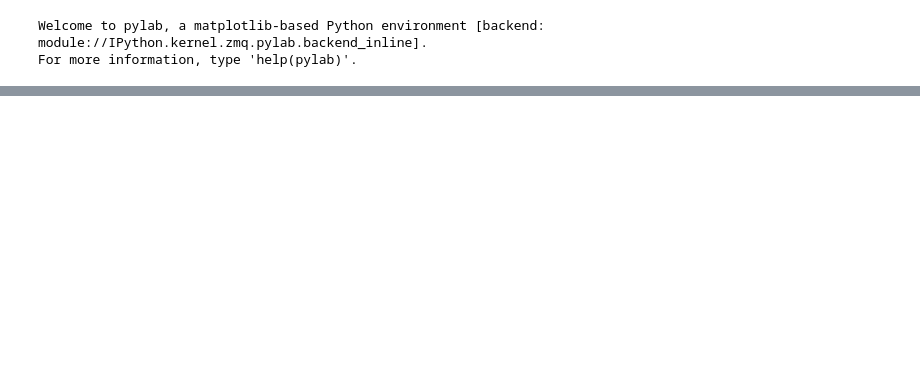
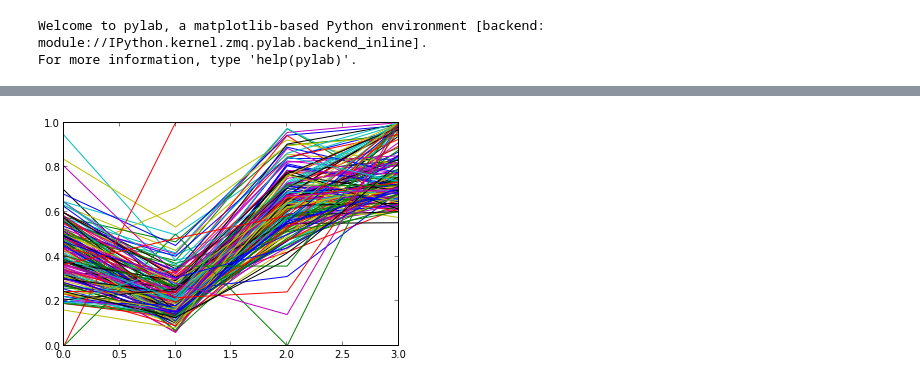
Before and after one commit to jscalderon3227/Tarea-4, a Jupyter notebook: ClusteringPobreza.ipynb, the cells around one changed output, grey strips where cells are left out. Saved outputs shown, nothing was run; the diff lists cells and outputs as text; code cells hidden in the pictures; blank space fills up the shorter version.

```diff
--- a/ClusteringPobreza.ipynb
+++ b/ClusteringPobreza.ipynb
@@ -101,0 +170,7 @@ plot (vectorespropios[:])
+# %%
+for i in range(numdatos):
+    if vectoridentificacion5[i]==1:
+        plot(informacion[i,:])
+#para el segundo centro
+# %% [output]
+[figure, added]
```
Also changed, not shown: parts of 15 cells of this notebook.
